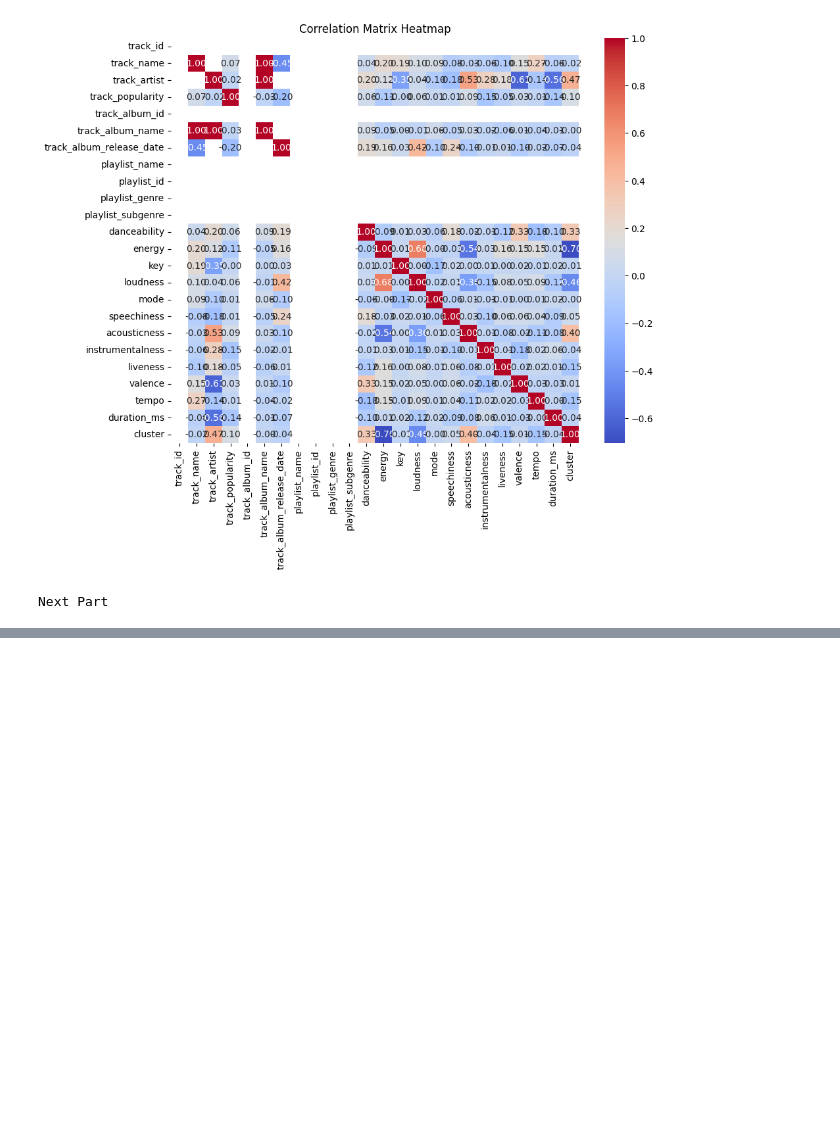
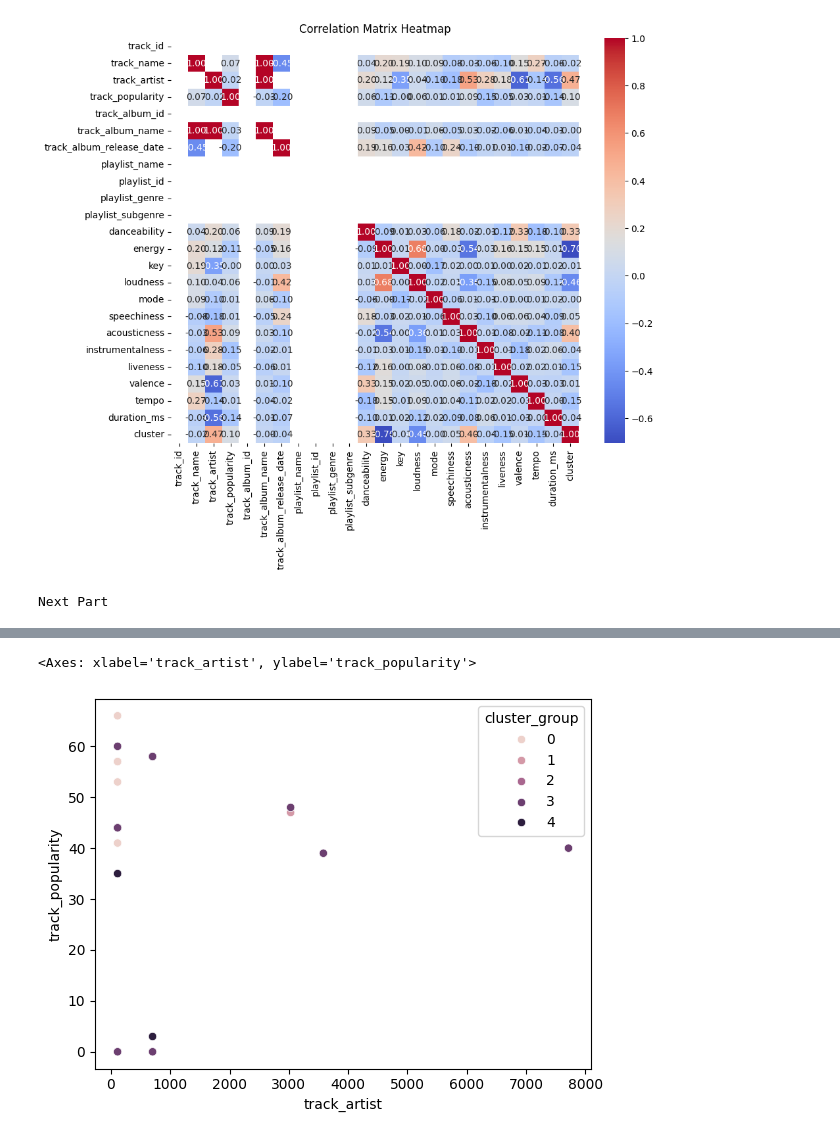
Before and after one commit to aT-404/CorizoMProject, a Jupyter notebook: Project2.ipynb, the cells around one changed output, grey strips where cells are left out. Drawn from its saved outputs; the diff is of its cells as text; code cells hidden in the pictures; blank space fills up the shorter version.

```diff
--- a/Project2.ipynb
+++ b/Project2.ipynb
@@ -229,3 +229,6 @@ plt.show()
 print("Next Part")
 # %% [output]
 Next Part
+# %%
+from sklearn.cluster import KMeans
+km=KMeans(n_clusters=5)
@@ -231,0 +287,3 @@ Next Part
+# %%
+df["cluster_group"]=km.labels_
+df
@@ -231,0 +304,5 @@ Next Part
+# %%
+sns.scatterplot(x="track_artist",y="track_popularity",z="track_album_release_date",hue="cluster_group",data=df)
+# %% [output]
+<Axes: xlabel='track_artist', ylabel='track_popularity'>
+[figure, added]
```
Also changed, not shown: parts of 9 cells of this notebook.
